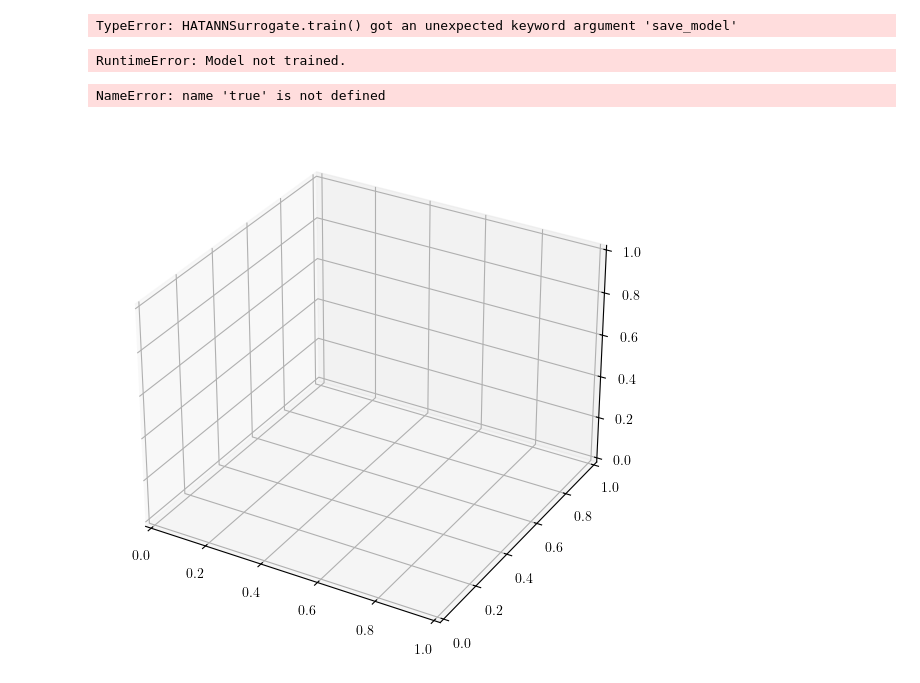
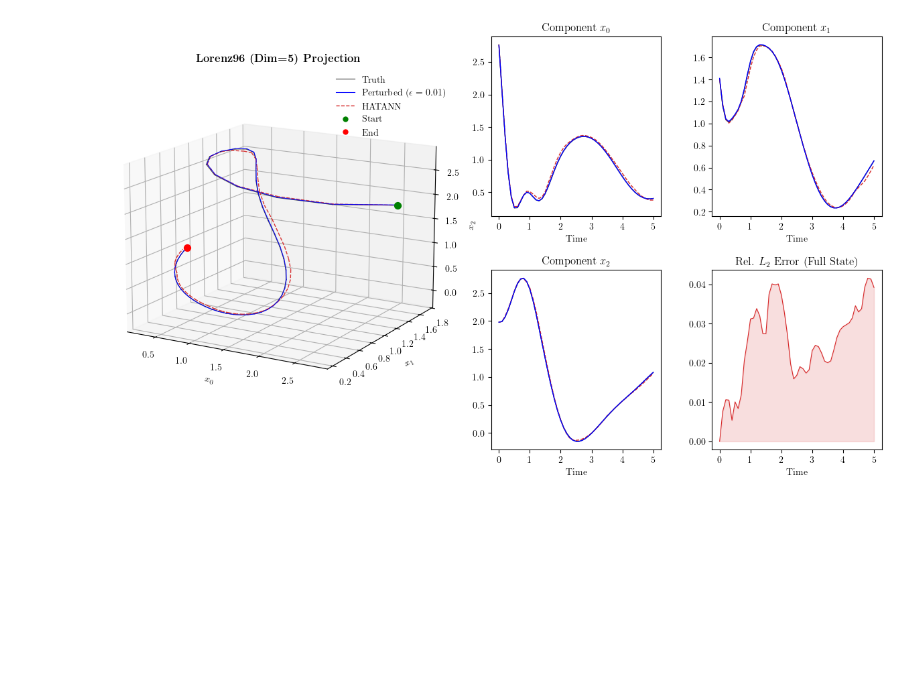
Before and after one commit to ut-padas/affini, a Jupyter notebook: ics26_lorenz_timestep_experiment_figs.ipynb, the cells around one changed output. Cells and saved outputs as stored; diff of their text form; code cells hidden in the pictures; blank space fills up the shorter version.

Commit message:
Completed plot

```diff
--- a/ics26_lorenz_timestep_experiment_figs.ipynb
+++ b/ics26_lorenz_timestep_experiment_figs.ipynb
@@ -2,29 +2,40 @@
 import numpy as np
 from experiments_utils import ICS26_DIR
 from src.surrogate import HATANNSurrogate
+from src.problems.lorenz96_flowmap import lorenz96_flowmap, lorenz96_flowmap_grad
 from pathlib import Path
+from ics26_experiments import (
+    get_N_TRAIN,
+    get_N_INIT_CLUSTERS,
+    get_N_MIN_PER_CLUSTER
+)
 
 # Parameters for surrogate training (from train)
 DIM = 5
 TOL = 0.02
+ERROR_METRIC = 'Linf-global'
+DOMAIN = [-5.0, 5.0]
 SEED = 0
 FORCING = 1
 DT = 0.1
+N_TRAIN = get_N_TRAIN(DIM)
+N_TIMESTEPS = 20
+N_INIT_CLUSTERS = get_N_INIT_CLUSTERS(DIM)
+N_MIN_PER_CLUSTER = get_N_MIN_PER_CLUSTER(DIM)
 
-# Parameters for testing and building plot
-TF = 5.0
-tvec = np.arange(0, TF+DT, DT)
-NSTEPS = int(TF / DT)
 
-# Load data
-surrogates = [HATANNSurrogate(version='v2') for _ in range(DIM)]
-for i in range(DIM):
-    lorenz_path = Path.cwd() / 'lorenz_surrogates'
-    model_path = lorenz_path / f"lorenz96_dim{DIM}_F{FORCING}_tol{TOL}_tf{DT}_outputvar_{i}.npz"
-    surrogates[i].train(
-        None, None, None,
-        save_model=model_path,
-        load_if_exists=True,
-    )
+def f(x, output_var: int):
+    f = lorenz96_flowmap(x, FORCING, DT)  # (N, d) vector
+    N, d = f.shape
+    return f[:, output_var].reshape((N, 1))
+
+def f_full(x):
+    return lorenz96_flowmap(x, FORCING, DT)  # (N, d) vector
+
+def grad_f(x, output_var: int):
+    g = lorenz96_flowmap_grad(x, FORCING, DT)
+    N, d, _ = g.shape
+    return g[:, output_var, :].reshape((N, 1, d))
+
+def grad_f_full(x):
+    return lorenz96_flowmap_grad(x, FORCING, DT)
-# %% [output]
-TypeError: HATANNSurrogate.train() got an unexpected keyword argument 'save_model'
@@ -31,33 +68,31 @@ TypeError: HATANNSurrogate.train() got an unexpected keyword argument 'save_mode
 # %%
 # Pick an initial point
-x0 = np.array(np.linspace(-3, 5, 10))
+# x0 = np.array(np.linspace(-3, 3, DIM))
+np.random.seed(0)
+x0 = np.random.randn(DIM) + FORCING
 
 # Perturb initial point
 eps = 1e-2
-x0_pert = x0 + eps * np.random.randn(10)
+x0_pert = x0 + eps * np.random.randn(DIM)
 
 # True solution
 from src.problems.lorenz96 import lorenz96
 from scipy.integrate import solve_ivp
 def lorenz_rhs(t, x:np.ndarray):
     return lorenz96(x.reshape(1,DIM), forcing=FORCING).flatten()
-struct_exact = solve_ivp(lorenz_rhs, [0, TF], x0, 'RK45', rtol=1e-6)
-struct_pert = solve_ivp(lorenz_rhs, [0, TF], x0_pert, 'RK45', rtol=1e-6)
+struct_exact = solve_ivp(lorenz_rhs, [0, TF], x0, 'RK45', rtol=1e-6, t_eval=tvec)
+struct_pert = solve_ivp(lorenz_rhs, [0, TF], x0_pert, 'RK45', rtol=1e-6, t_eval=tvec)
 
 # Surrogate solution
 surr = np.empty(shape=(DIM, NSTEPS+1))
 surr[:,0] = x0
 for j in range(NSTEPS):
     for k, surrogate in enumerate(surrogates):
-        pred, _ = surrogate.predict(surr[j], k_nn=1)
-        surr[j+1,k] = pred
+        pred, _ = surrogate.predict(surr[:,j].reshape(1,DIM), k_nn=1)
+        surr[k,j+1] = pred.flatten()
 
 true = struct_exact.y
-tvec_true = struct_exact.t
 curr_perturbed = struct_pert.y
-tvec_perturbed = struct_pert.t
-# %% [output]
-RuntimeError: Model not trained.
 # %%
 # Prajwal's plot code
 from matplotlib.gridspec import GridSpec
@@ -138,40 +173,39 @@ legend_elements = [
     Line2D(
         [0],
         [0],
         marker="o",
         color="w",
         markerfacecolor="red",
         markersize=7,
         label="End",
     ),
 ]
 ax3d.legend(handles=legend_elements, frameon=False, loc="upper right")
 
 # Components and Error
 gs_sub = gs[1].subgridspec(2, 2, hspace=0.3, wspace=0.3)
 labels = ["x_0", "x_1", "x_2"]
 
 # Plot only first 3 components
 for i in range(3):
     ax = fig.add_subplot(gs_sub[i // 2, i % 2])
-    ax.plot(tvec_true, true[i], color="#333333", lw=1)
+    ax.plot(tvec, true[i], color="#333333", lw=1)
     ax.plot(tvec, surr[i], color="#d62728", ls="--", lw=1)
-    ax.plot(tvec_perturbed, curr_perturbed[i], color="blue", ls="-", lw=1)
+    ax.plot(tvec, curr_perturbed[i], color="blue", ls="-", lw=1)
     ax.set_title(f"Component ${labels[i]}$")
     ax.set_xlabel("Time")
 
 # Error Plot
-# ax_err = fig.add_subplot(gs_sub[1, 1])
-# err = np.linalg.norm(true - surr, axis=0) / (np.linalg.norm(true, axis=0) + 1e-10)
-# ax_err.fill_between(t_axis, err, color="#d62728", alpha=0.15)
-# ax_err.plot(t_axis, err, color="#d62728", lw=0.8)
-# ax_err.set_title(r"Rel. $L_2$ Error (Full State)")
-# ax_err.set_xlabel("Time")
+ax_err = fig.add_subplot(gs_sub[1, 1])
+err = np.linalg.norm(true - surr, axis=0) / (np.linalg.norm(true, axis=0) + 1e-10)
+ax_err.fill_between(tvec, err, color="#d62728", alpha=0.15)
+ax_err.plot(tvec, err, color="#d62728", lw=0.8)
+ax_err.set_title(r"Rel. $L_2$ Error (Full State)")
+ax_err.set_xlabel("Time")
 
 # print(f"ODE Integration Time: {_time_ode:.4f} seconds")
 # print(f"Surrogate Prediction Time: {_time_sur:.4f} seconds")
 # print(f"Speedup: {_time_ode / _time_sur:.2f}x (Steps: {STEPS:,})")
 plt.show()
 # %% [output]
-NameError: name 'true' is not defined
-[figure, old version]
+[figure, new version]
```
Also changed, not shown: parts of 1 cell of this notebook.
